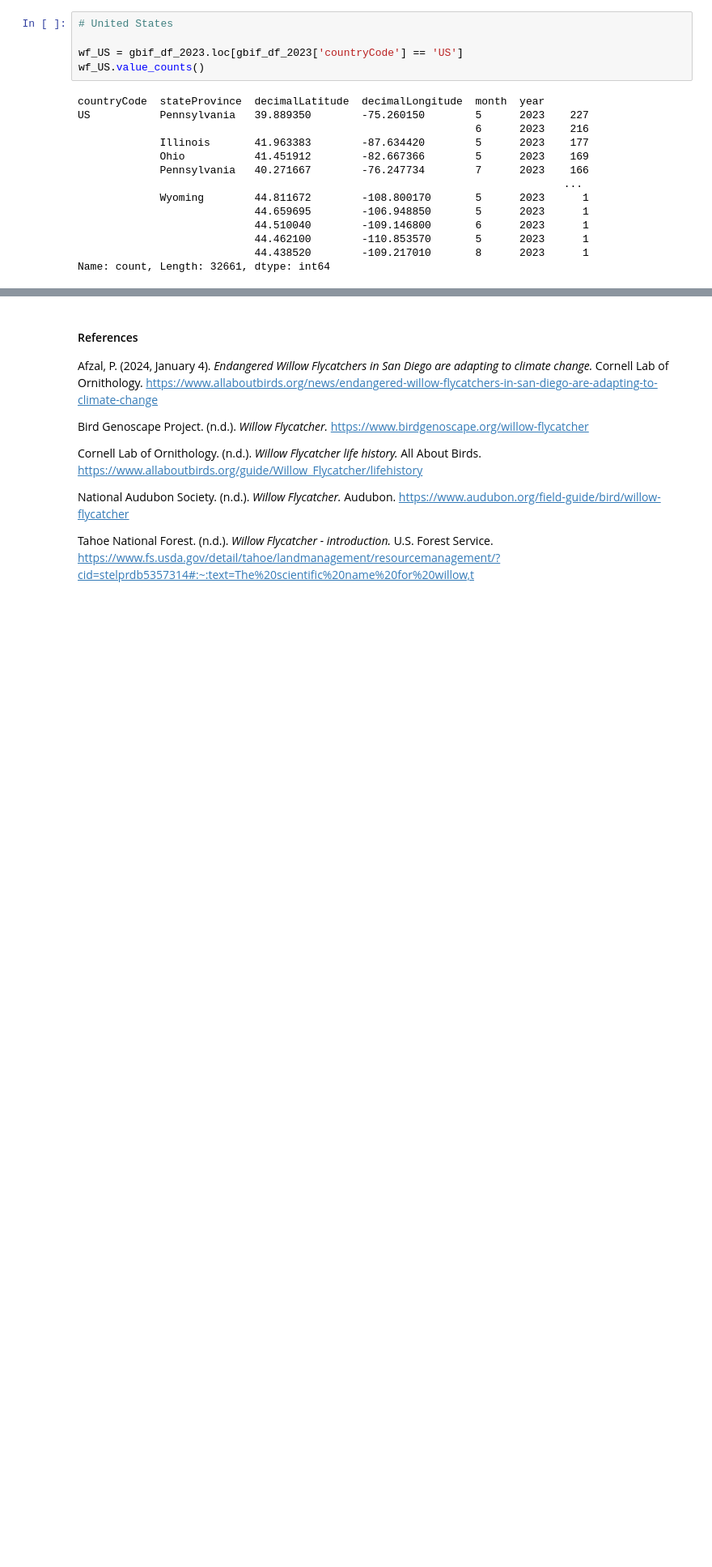
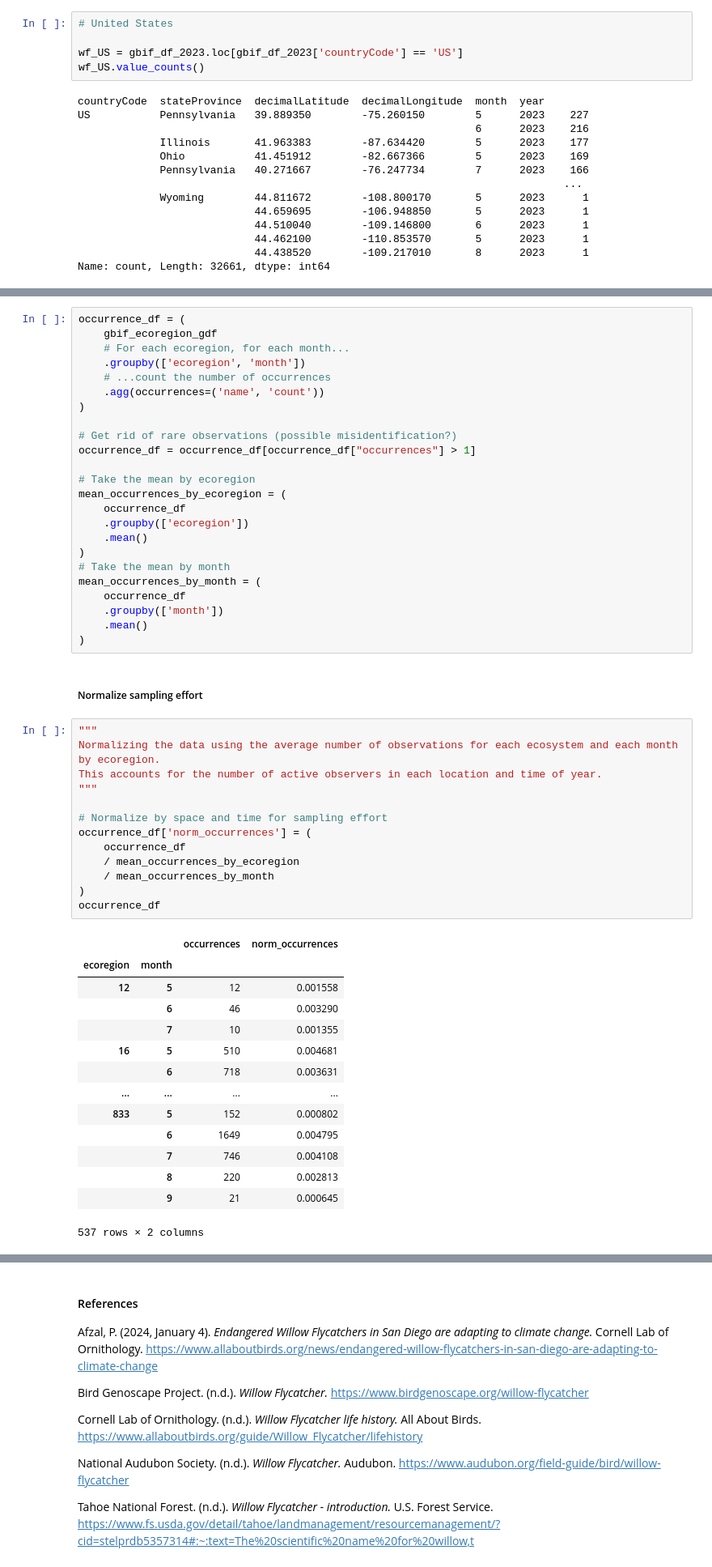
Before and after one commit to earthlab-education/species-distribution-coding-challenge-lauren-alexandra, a Jupyter notebook: portfolio_post/willow-flycatcher-distribution.ipynb, the cells around one changed output, grey strips where cells are left out. Shown: that part at 81% size. Saved outputs shown, nothing was run; the diff lists cells and outputs as text; blank space fills up the shorter version.

```diff
--- a/portfolio_post/willow-flycatcher-distribution.ipynb
+++ b/portfolio_post/willow-flycatcher-distribution.ipynb
@@ -277,0 +322,54 @@ Name: count, Length: 212, dtype: int64
+# %%
+occurrence_df = (
+    gbif_ecoregion_gdf
+    # For each ecoregion, for each month...
+    .groupby(['ecoregion', 'month'])
+    # ...count the number of occurrences
+    .agg(occurrences=('name', 'count'))
+)
+
+# Get rid of rare observations (possible misidentification?)
+occurrence_df = occurrence_df[occurrence_df["occurrences"] > 1]
+
+# Take the mean by ecoregion
+mean_occurrences_by_ecoregion = (
+    occurrence_df
+    .groupby(['ecoregion'])
+    .mean()
+)
+# Take the mean by month
+mean_occurrences_by_month = (
+    occurrence_df
+    .groupby(['month'])
+    .mean()
+)
+# %% [markdown]
+##### Normalize sampling effort
+# %%
+"""
+Normalizing the data using the average number of observations for each ecosystem and each month by ecoregion.
+This accounts for the number of active observers in each location and time of year.
+"""
+
+# Normalize by space and time for sampling effort
+occurrence_df['norm_occurrences'] = (
+    occurrence_df
+    / mean_occurrences_by_ecoregion
+    / mean_occurrences_by_month
+)
+occurrence_df
+# %% [output]
+|  |  | occurrences | norm_occurrences |
+| ecoregion | month |  |  |
+| 12 | 5 | 12 | 0.001558 |
+|  | 6 | 46 | 0.003290 |
+|  | 7 | 10 | 0.001355 |
+| 16 | 5 | 510 | 0.004681 |
+|  | 6 | 718 | 0.003631 |
+| ... | ... | ... | ... |
+| 833 | 5 | 152 | 0.000802 |
+|  | 6 | 1649 | 0.004795 |
+|  | 7 | 746 | 0.004108 |
+|  | 8 | 220 | 0.002813 |
+|  | 9 | 21 | 0.000645 |
+537 rows × 2 columns
```
Also changed, not shown: parts of 33 cells of this notebook, 1 other file.
